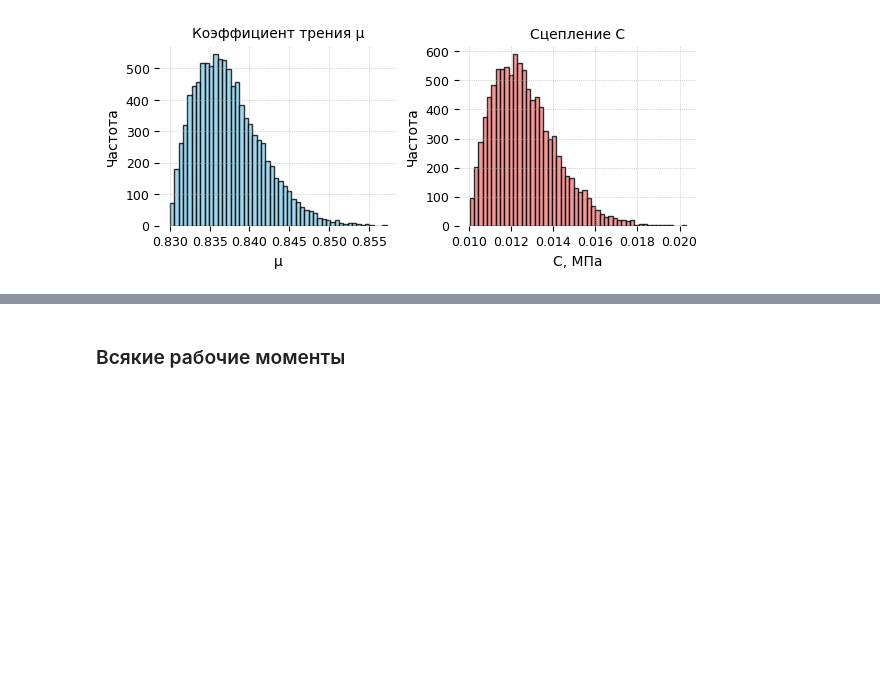
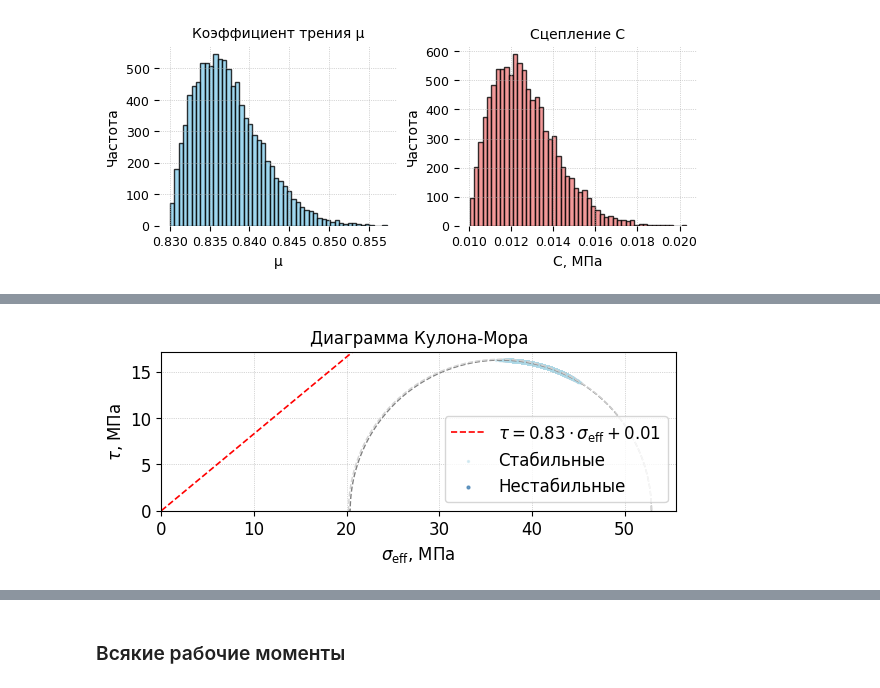
Before and after one commit to mexalon/mm2, a Jupyter notebook: pore_press_to_events.ipynb, the cells around one changed output, grey strips where cells are left out. Saved outputs shown, nothing was run; the diff lists cells and outputs as text; code cells hidden in the pictures; blank space fills up the shorter version.

```diff
--- a/pore_press_to_events.ipynb
+++ b/pore_press_to_events.ipynb
@@ -1054,0 +1360,5 @@ plot_mu_cohesion_histograms(mu, coh)
+# %%
+idx=1
+plot_coulomb_diagram(sigma_n[idx], tau[idx], mu = seed.mu, cohesion = seed.cohesion, pore_pressure=0, principal_stresses=principal_stresses[idx])
+# %% [output]
+[figure, added]
```
Also changed, not shown: parts of 10 cells of this notebook, 1 other file.
